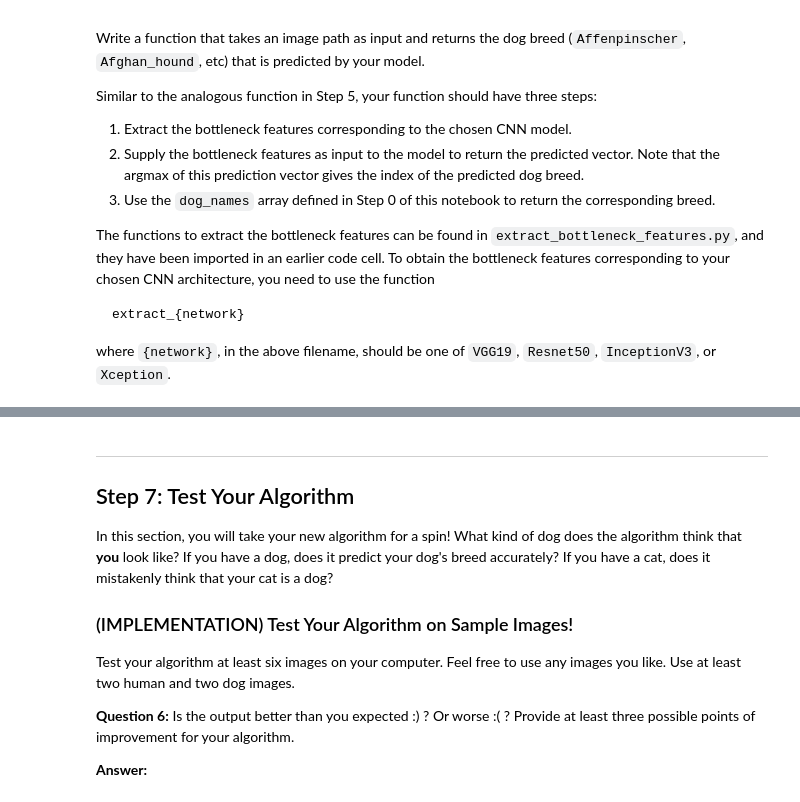
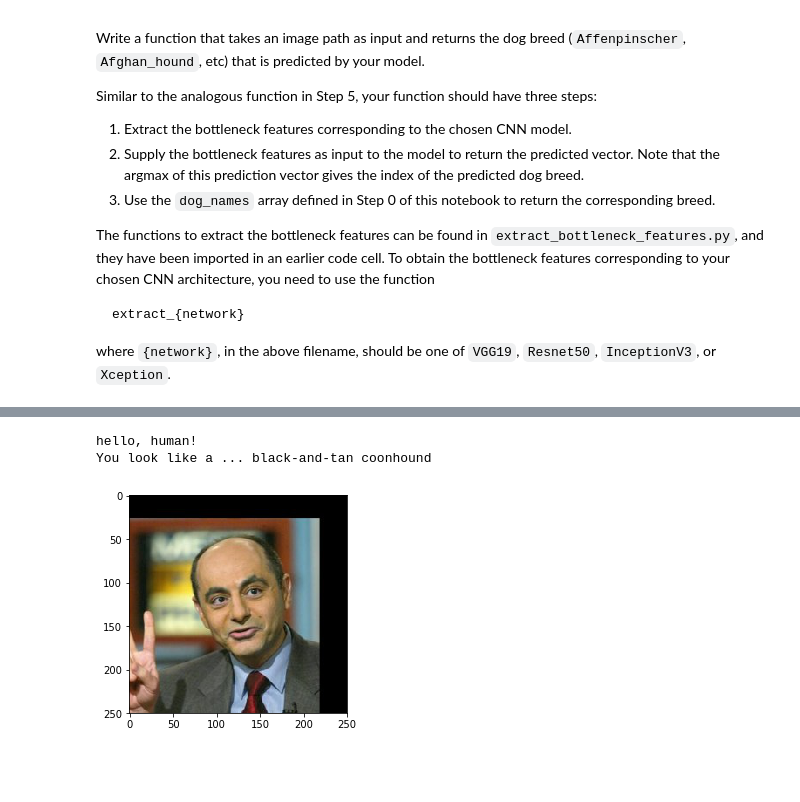
Before and after one commit to swaption2009/aind2_cnn_project, a Jupyter notebook: dog_app.ipynb, the cells around one changed output, grey strips where cells are left out. Drawn from its saved outputs; the diff is of its cells as text; code cells hidden in the pictures; blank space fills up the shorter version.

```diff
--- a/dog_app.ipynb
+++ b/dog_app.ipynb
@@ -865,3 +1014,15 @@ Some sample output for our algorithm is provided below, but feel free to design
 
 
 ### (IMPLEMENTATION) Write your Algorithm
+# %%
+### TODO: Write your algorithm.
+### Feel free to use as many code cells as needed.
+
+def human_or_dog(img):
+    human = face_detector(img)
+    if human:
+        print('hello, human!')
+        print('You look like a ...', y_proba(img))
+    else:
+        print('hello, dog!')
+        print('Your breed is', y_proba(img))
@@ -868,17 +1052,10 @@ Some sample output for our algorithm is provided below, but feel free to design
 # %%
-### TODO: Write your algorithm.
-### Feel free to use as many code cells as needed.
+## TODO: Execute your algorithm from Step 6 on
+## at least 6 images on your computer.
+## Feel free to use as many code cells as needed.
+
+human_or_dog(human_files_short[42])
+# %% [output]
+hello, human!
+You look like a ... black-and-tan coonhound
+[figure, added]
-# %% [markdown]
----
-<a id='step7'></a>
-## Step 7: Test Your Algorithm
-
-In this section, you will take your new algorithm for a spin!  What kind of dog does the algorithm think that __you__ look like?  If you have a dog, does it predict your dog's breed accurately?  If you have a cat, does it mistakenly think that your cat is a dog?
-
-### (IMPLEMENTATION) Test Your Algorithm on Sample Images!
-
-Test your algorithm at least six images on your computer.  Feel free to use any images you like.  Use at least two human and two dog images.
-
-__Question 6:__ Is the output better than you expected :) ?  Or worse :( ?  Provide at least three possible points of improvement for your algorithm.
-
-__Answer:__
```
Also changed, not shown: parts of 23 cells of this notebook, 3 other files.
